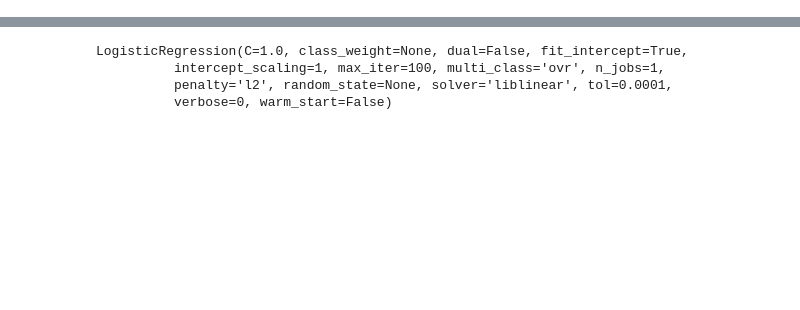
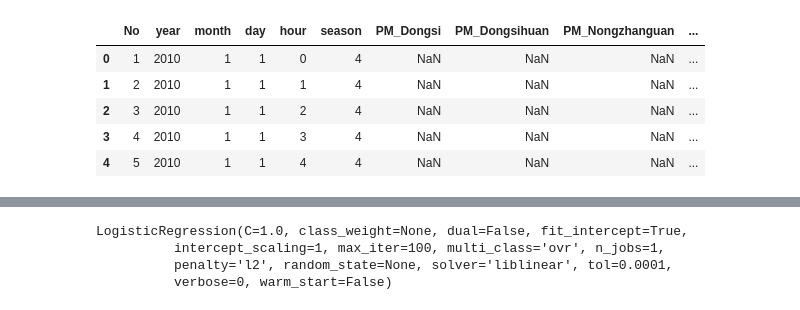
Before and after one commit to nkhil1596/Assignment4, a Jupyter notebook: Logistic_Regression.ipynb, the cells around one changed output, grey strips where cells are left out. Saved outputs shown, nothing was run; the diff lists cells and outputs as text; code cells hidden in the pictures; blank space fills up the shorter version.

```diff
--- a/Logistic_Regression.ipynb
+++ b/Logistic_Regression.ipynb
@@ -26 +6,11 @@ df1.head()
+# %%
+df = pd.read_csv(r"C:\Users\dell\Desktop\NEC\BeijingPM20100101_20151231.csv")
+df.head()
+# %% [output]
+|  | No | year | month | day | hour | season | PM_Dongsi | PM_Dongsihuan | PM_Nongzhanguan | ... |
+| 0 | 1 | 2010 | 1 | 1 | 0 | 4 | NaN | NaN | NaN | ... |
+| 1 | 2 | 2010 | 1 | 1 | 1 | 4 | NaN | NaN | NaN | ... |
+| 2 | 3 | 2010 | 1 | 1 | 2 | 4 | NaN | NaN | NaN | ... |
+| 3 | 4 | 2010 | 1 | 1 | 3 | 4 | NaN | NaN | NaN | ... |
+| 4 | 5 | 2010 | 1 | 1 | 4 | 4 | NaN | NaN | NaN | ... |
 # %%
```
Also changed, not shown: parts of 24 cells of this notebook.
